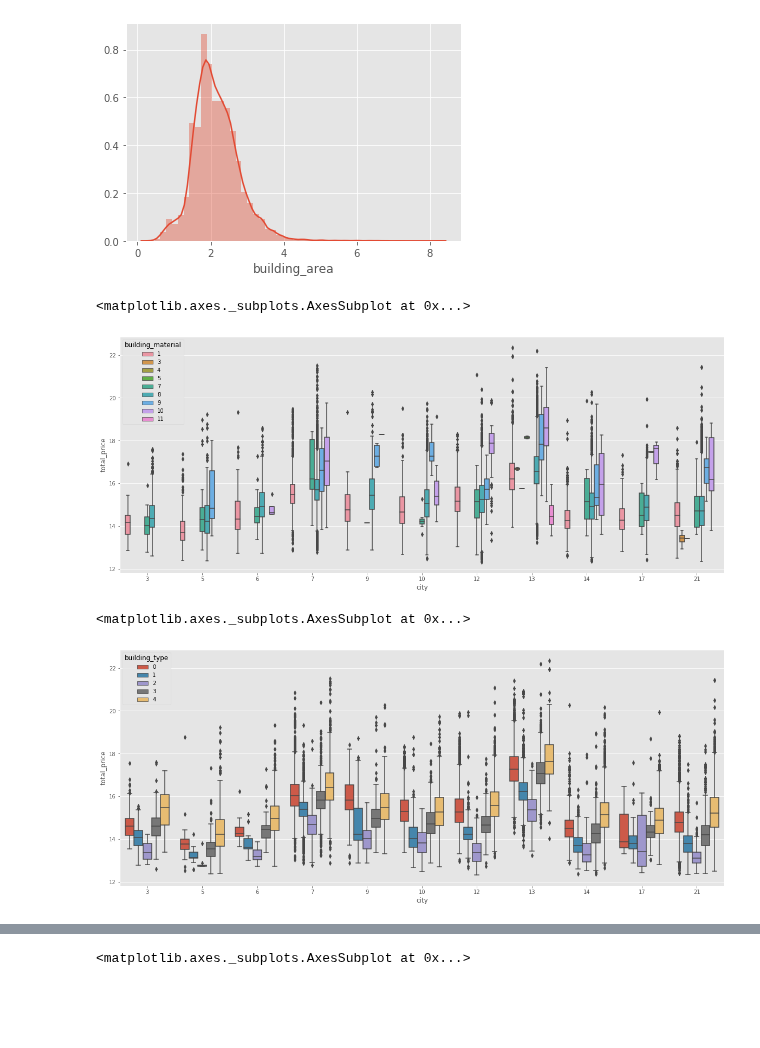
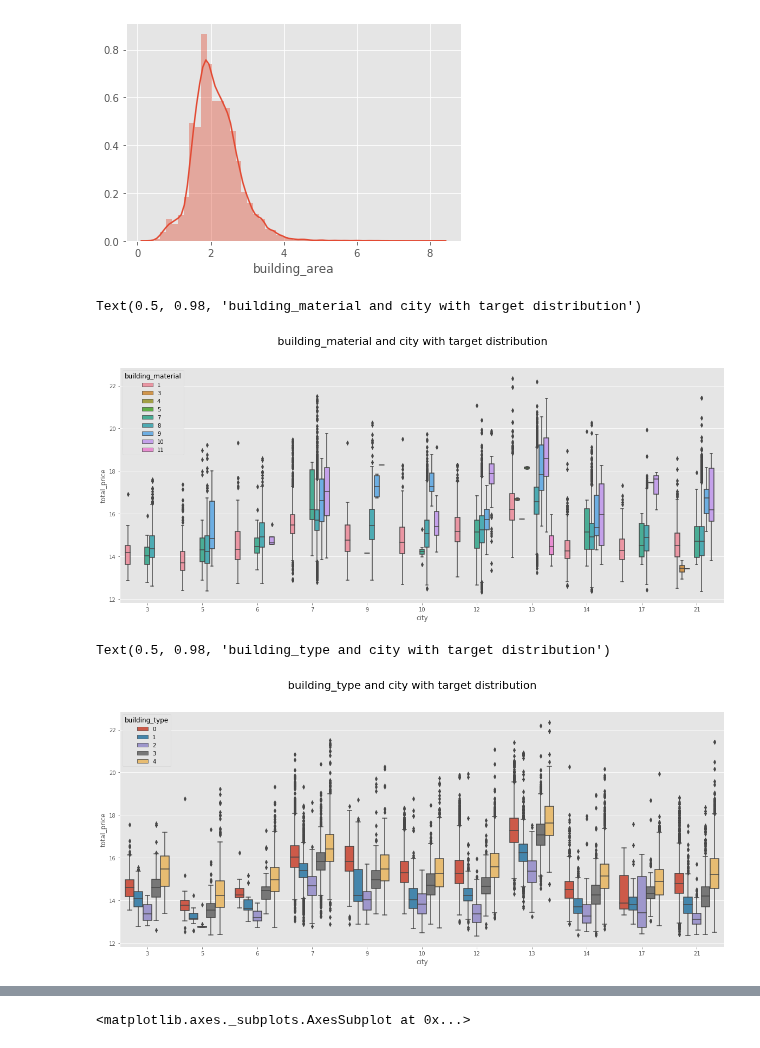
Before and after one commit to phacus/T-Brain_competition_predict_house_price, a Jupyter notebook: EDA.ipynb, the cells around one changed output, grey strips where cells are left out. Saved outputs shown, nothing was run; the diff lists cells and outputs as text; code cells hidden in the pictures; blank space fills up the shorter version.

```diff
--- a/EDA.ipynb
+++ b/EDA.ipynb
@@ -50,15 +56,17 @@ sns.distplot(np.log1p(train['building_area']))
 # %%
 fig = plt.figure(figsize=(20,8))
 sns.boxplot(x = train['city'], y = np.log1p(train['total_price']), hue = train['building_material'])
+fig.suptitle('building_material and city with target distribution', fontsize=20)
 # %% [output]
-<matplotlib.axes._subplots.AxesSubplot at 0x...>
+Text(0.5, 0.98, 'building_material and city with target distribution')
-[figure, old version]
+[figure, new version]
 # %%
 fig = plt.figure(figsize=(20,8))
 sns.boxplot(x = train['city'], y = np.log1p(train['total_price']), hue = train['building_type'])
+fig.suptitle('building_type and city with target distribution', fontsize=20)
 # %% [output]
-<matplotlib.axes._subplots.AxesSubplot at 0x...>
+Text(0.5, 0.98, 'building_type and city with target distribution')
-[figure, old version]
+[figure, new version]
 # %%
 fig = plt.figure(figsize=(20,8))
 sns.boxplot(x = train['city'], y = np.log1p(train['total_price']), hue = train['building_use'])
```
Also changed, not shown: parts of 19 cells of this notebook.
